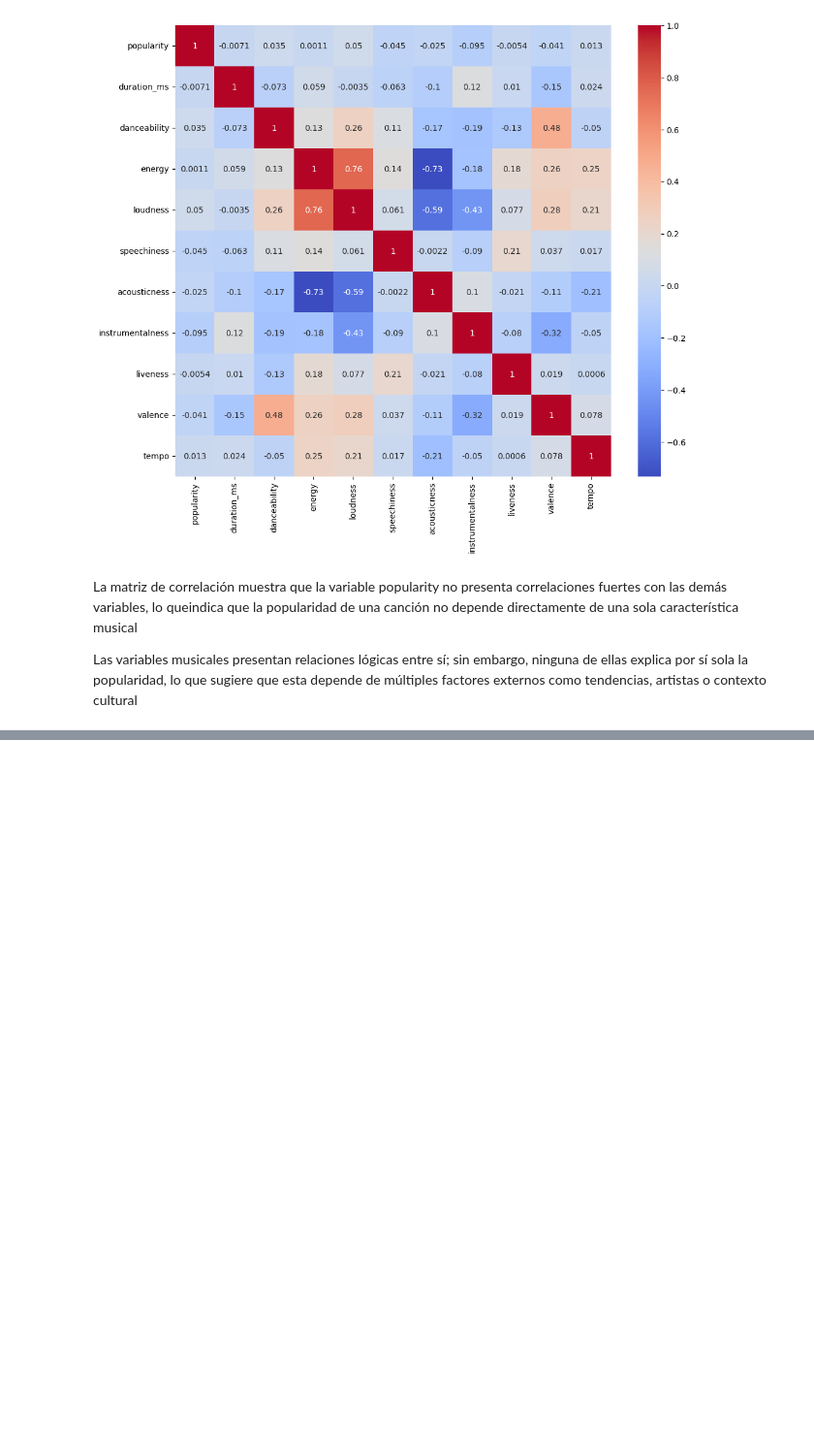
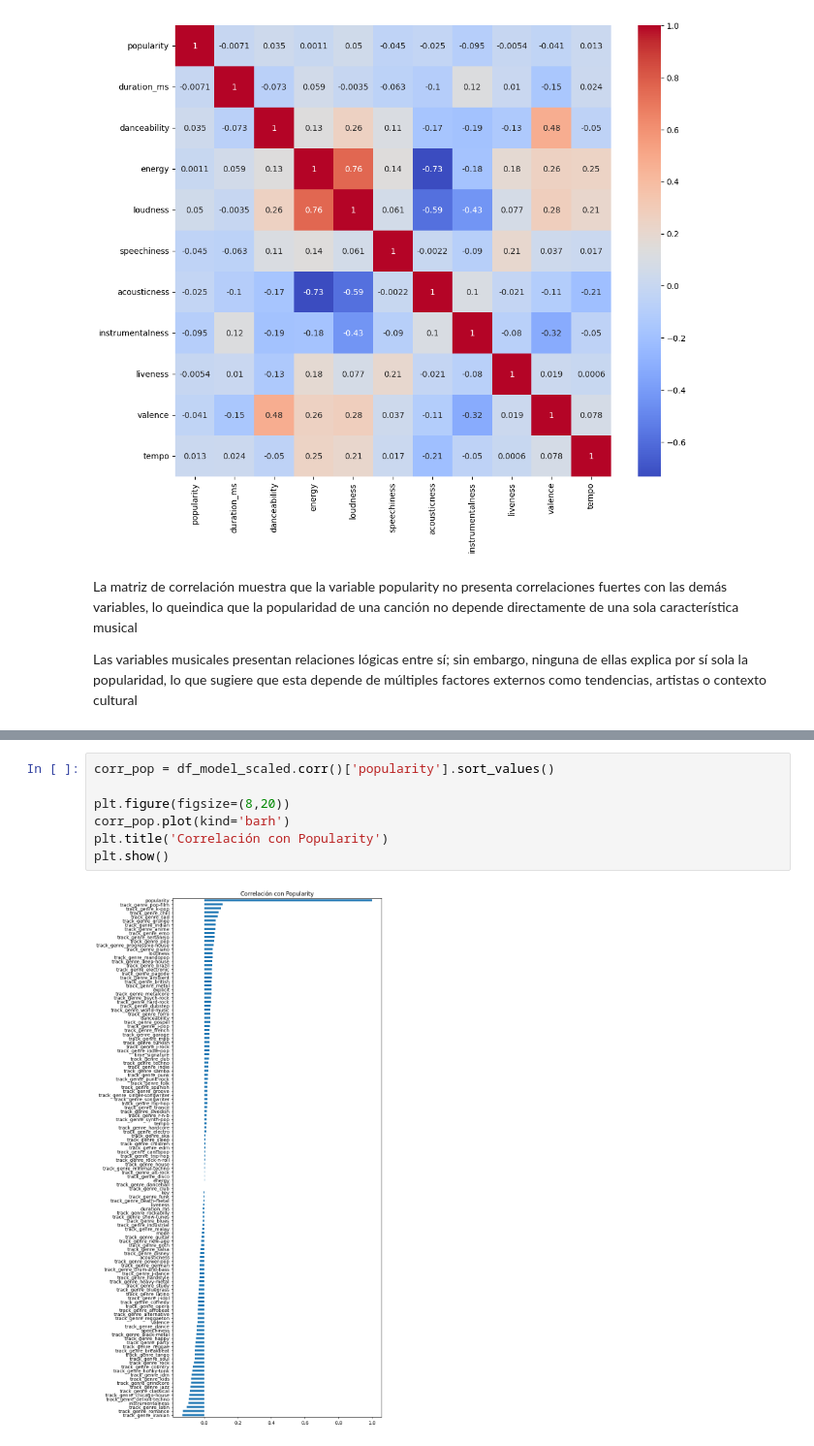
Before and after one commit to fernandovidalnn/evaluacion_1_mineria_datos, a Jupyter notebook: ev1_mineria.ipynb, the cells around one changed output, grey strips where cells are left out. Shown at 97% size. Saved outputs shown, nothing was run; the diff lists cells and outputs as text; blank space fills up the shorter version.

```diff
--- a/ev1_mineria.ipynb
+++ b/ev1_mineria.ipynb
@@ -450,0 +538,9 @@ Las variables musicales presentan relaciones lógicas entre sí; sin embargo, ni
+# %%
+corr_pop = df_model_scaled.corr()['popularity'].sort_values()
+
+plt.figure(figsize=(8,20))
+corr_pop.plot(kind='barh')
+plt.title('Correlación con Popularity')
+plt.show()
+# %% [output]
+[figure, added]
```
Also changed, not shown: parts of 19 cells of this notebook.
